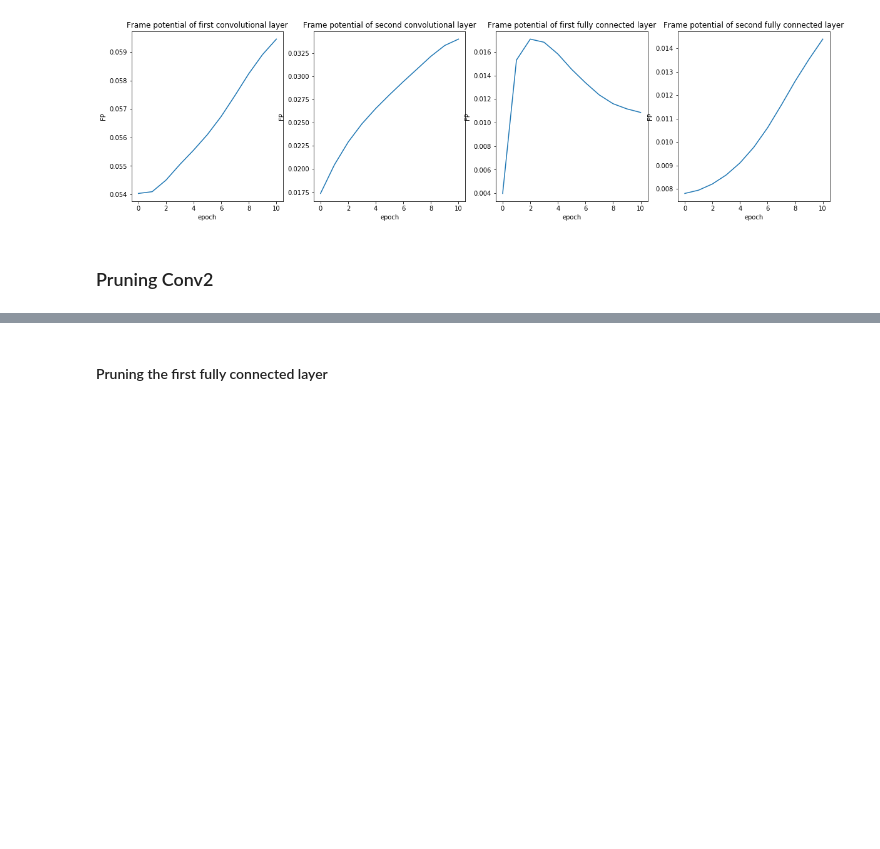
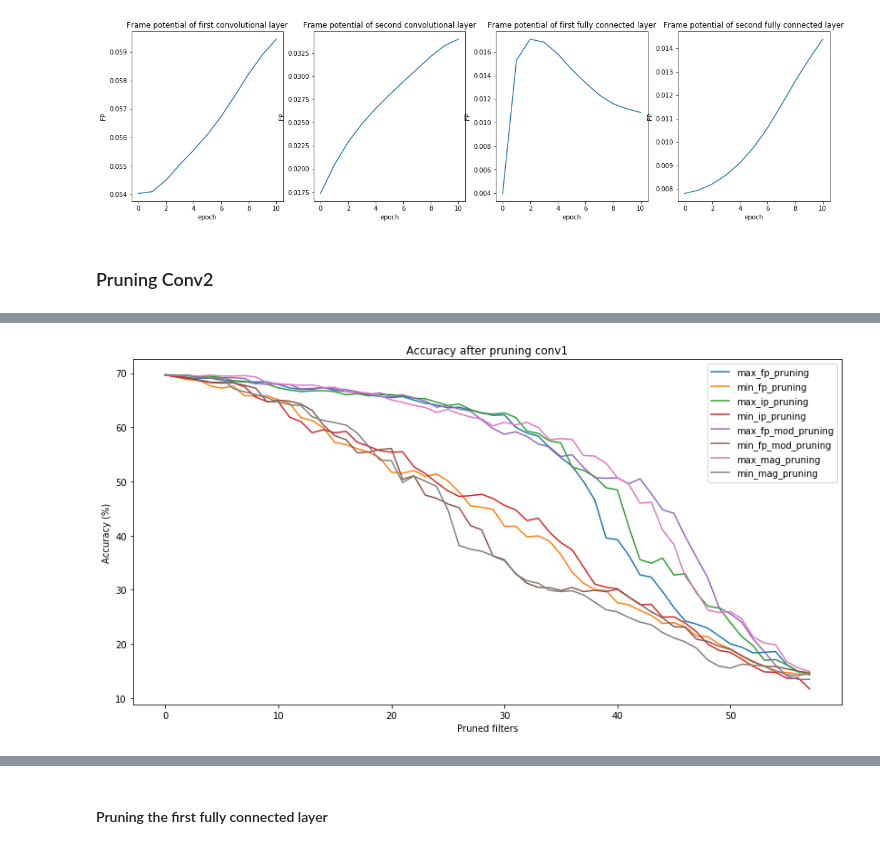
Before and after one commit to jheitmann/Neural-net-pruning, a Jupyter notebook: frame_potential.ipynb, the cells around one changed output, grey strips where cells are left out. Saved outputs shown, nothing was run; the diff lists cells and outputs as text; code cells hidden in the pictures; blank space fills up the shorter version.

```diff
--- a/frame_potential.ipynb
+++ b/frame_potential.ipynb
@@ -426,0 +474,9 @@ Test set: Average loss: 2.2412, Accuracy:   6966/ 10000 (70%)
+# %%
+fname_exp_acc = ""
+fname_exp_fps = ""
+fname_pruning_acc = "out/metrics/pruning/Conv2_conv1_combined_0.9_acc_13-10-2019_15_59_18.npy"
+fname_pruning_fps = "out/metrics/pruning/Conv2_conv1_combined_0.9_fp_13-10-2019_15_59_18.npy"
+# %%
+draw_acc_plot('conv1', fname_exp_acc, fname_pruning_acc, figsize=(14, 7), fig_name="")
+# %% [output]
+[figure, added]
```
Also changed, not shown: parts of 22 cells of this notebook.
